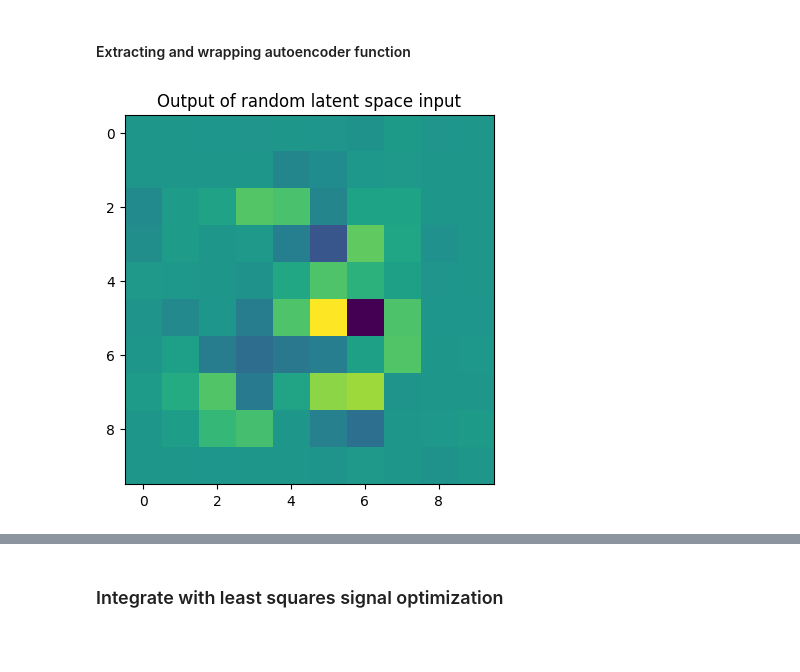
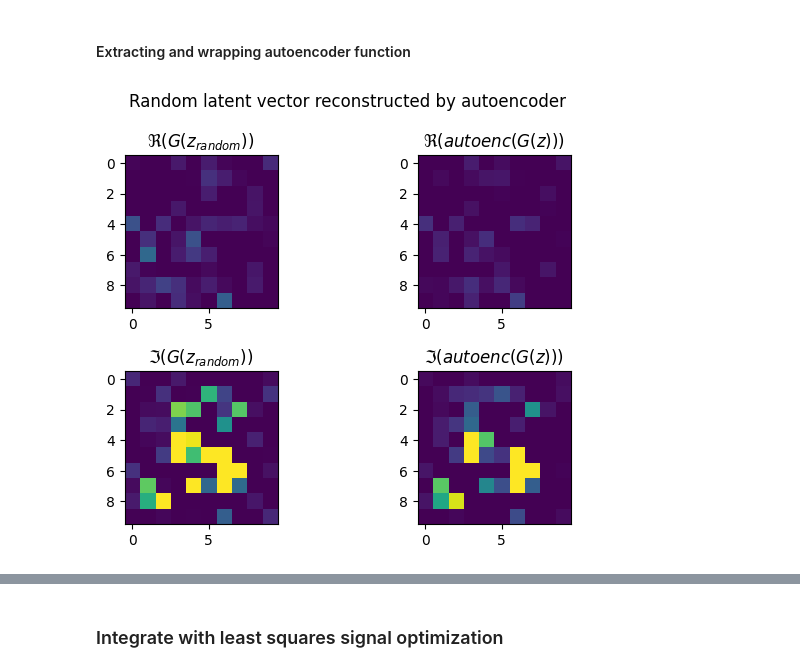
Before and after one commit to Ava99999/signal-thesis, a Jupyter notebook: complex autoencoder/main_autocomplex.ipynb, the cells around one changed output, grey strips where cells are left out. Cells and saved outputs as stored; diff of their text form; code cells hidden in the pictures; blank space fills up the shorter version.

Commit message:
Many experiments
mainly trying to figure out if my code has a weird bug

```diff
--- a/complex autoencoder/main_autocomplex.ipynb
+++ b/complex autoencoder/main_autocomplex.ipynb
@@ -345,25 +347,87 @@ decoder = model_from_load.decoder
 #### Extracting and wrapping autoencoder function
 # %%
 ## testing the quality of the encoder decoder
-# random output
-z_random = np.random.normal(size=(1,latent_dim))
-test_z = decoder(z_random) #test_z is a tf
-show_z = tf.reshape(test_z, (1,nx,nx))
-im_z = tf.math.imag(show_z)
+# TODO maybe make decoder the function that can handle both np and tf input? by converting np input
+# random input latent space
+z_random = np.random.normal(size=(1,latent_dim)) + 1j*np.random.normal(size=(1,latent_dim))
+test_z = decoder(make_tensor(z_random))
 
-plt.figure()
-plt.title("Output of random latent space input")
-plt.imshow(im_z[0])
+z_plot = test_z.numpy().flatten()
+z_again_tf = decoder(encoder(test_z))
+z_again = z_again_tf.numpy().flatten()
+
+# plot results
+fig, ax = plt.subplots(2,2)
+
+ax[0,0].imshow(np.real(z_plot.reshape((nx,nx))),clim=[0,1])
+ax[0,0].set_title(r'$\Re(G(z_{random}))$')
+ax[1,0].imshow(np.imag(z_plot.reshape((nx,nx))),clim=[0,1])
+ax[1,0].set_title(r'$\Im(G(z_{random}))$')
+ax[0,1].imshow(np.real(z_again.reshape((nx,nx))),clim=[0,1])
+ax[0,1].set_title(r'$\Re(autoenc(G(z)))$')
+ax[1,1].imshow(np.imag(z_again.reshape((nx,nx))),clim=[0,1])
+ax[1,1].set_title(r'$\Im(autoenc(G(z)))$')
+
+fig.suptitle("Random latent vector reconstructed by autoencoder")
+fig.tight_layout()
+
+# random input original space
+x_random = np.random.normal(size=(1,sample_shape)) + 1j*np.random.normal(size=(1,sample_shape))
+x_tensor = make_tensor(x_random)
+x_random_recon_tf = decoder(encoder(x_tensor))
+x_random_recon = x_random_recon_tf.numpy().flatten()
+
+x_random = x_random.flatten()
+
+# reconstructed output now through the autoencoder
+x_again_tf = decoder(encoder(x_random_recon_tf))
+x_again = x_again_tf.numpy().flatten()
+
+# plot results
+fig, ax = plt.subplots(2,3)
+
+ax[0,0].imshow(np.real(x_random.reshape((nx,nx))),clim=[0,1])
+ax[0,0].set_title(r'$\Re(x_{random})$')
+ax[1,0].imshow(np.imag(x_random.reshape((nx,nx))),clim=[0,1])
+ax[1,0].set_title(r'$\Im(x_{random})$')
+ax[0,1].imshow(np.real(x_random_recon.reshape((nx,nx))),clim=[0,1])
+ax[0,1].set_title(r'$\Re(autoenc(x))$')
+ax[1,1].imshow(np.imag(x_random_recon.reshape((nx,nx))),clim=[0,1])
+ax[1,1].set_title(r'$\Im(autoenc(x))$')
+ax[0,2].imshow(np.real(x_again.reshape((nx,nx))),clim=[0,1])
+ax[0,2].set_title(r'$\Re(autoenc^2(x))$')
+ax[1,2].imshow(np.imag(x_again.reshape((nx,nx))),clim=[0,1])
+ax[1,2].set_title(r'$\Im(autoenc^2(x))$')
+
+fig.suptitle("Randomly generated signal reconstructed by the autoencoder")
+fig.tight_layout()
+
+
+# plot results
+fig, ax = plt.subplots(2,2)
+
+
+ax[0,0].imshow(np.real(x_random_recon.reshape((nx,nx))),clim=[0,1])
+ax[0,0].set_title(r'$\Re(x_{random})$')
+ax[1,0].imshow(np.imag(x_random_recon.reshape((nx,nx))),clim=[0,1])
+ax[1,0].set_title(r'$\Im(x_{random})$')
+ax[0,1].imshow(np.real(x_again.reshape((nx,nx))),clim=[0,1])
+ax[0,1].set_title(r'$\Re(x_{reconstructed once})$')
+ax[1,1].imshow(np.imag(x_again.reshape((nx,nx))),clim=[0,1])
+ax[1,1].set_title(r'$\Im(x_{reconstructed once})$')
+
+fig.suptitle("Output autoencoder reconstructed by autoencoder")
+fig.tight_layout()
 
 # comparing training image with result of decoder
 x_testing = tf.reshape(datatest[1], [1,-1])
 y = encoder(x_testing)
 x_recon = decoder(y)
 im_x = tf.math.imag(tf.reshape(x_recon, (1,nx,nx)))
 
 x_plottable = datatest[1].numpy().flatten()
 x_plot_recon = x_recon.numpy().flatten()
 
 plot_result(x_plottable, x_plot_recon)
 # %% [output]
-[figure, old version]
+[figure, new version]
```
Also changed, not shown: parts of 8 cells of this notebook, 53 other files.
